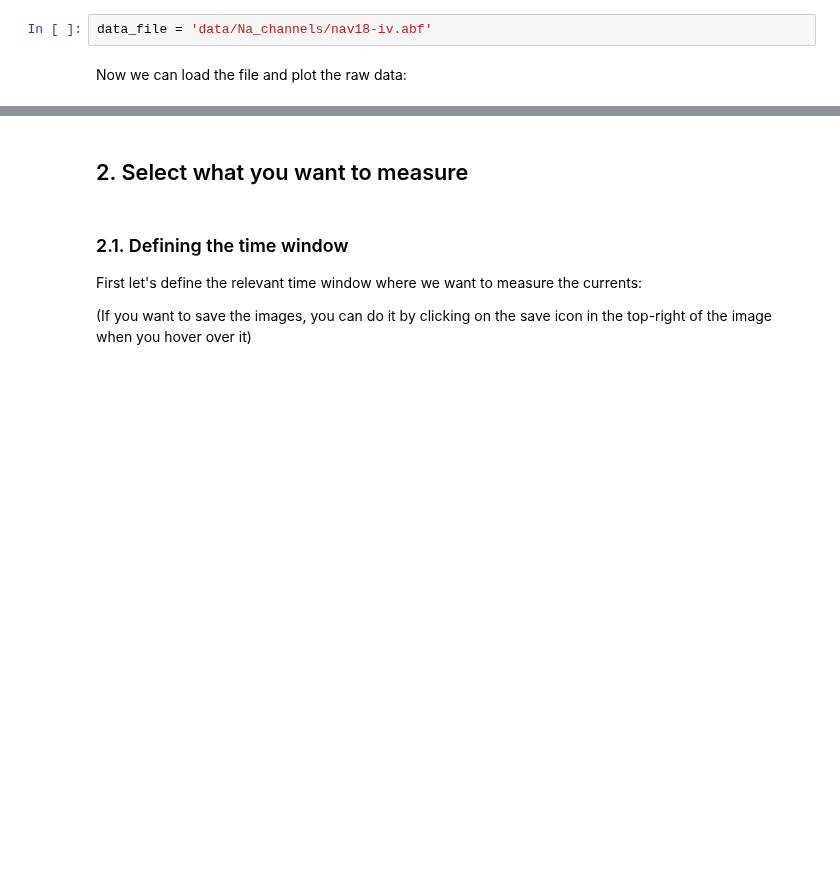
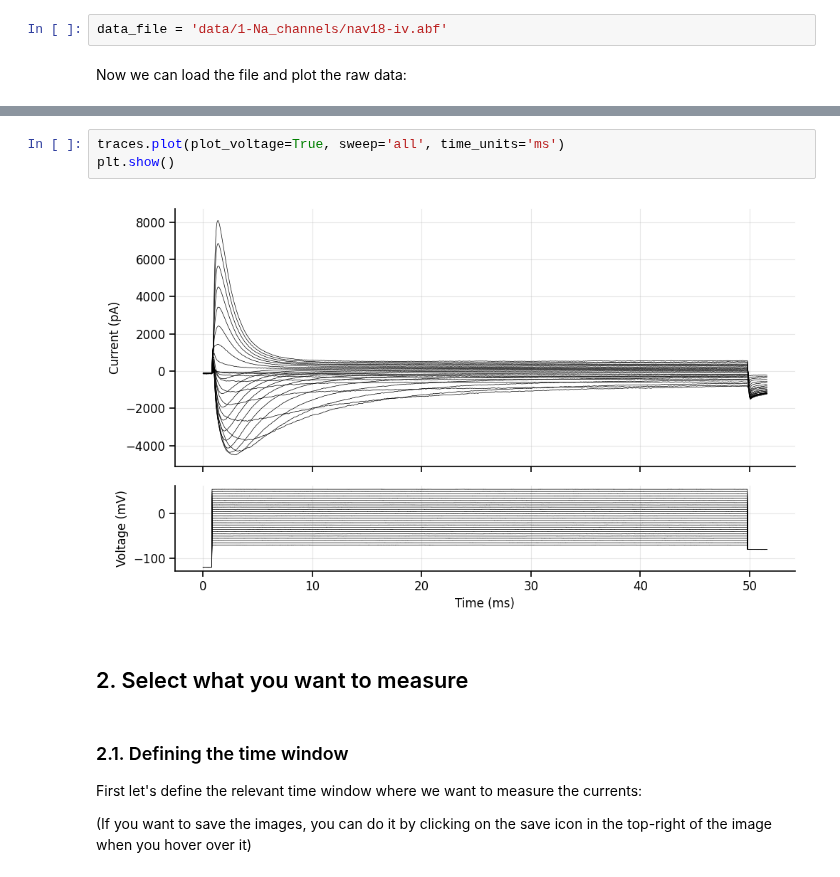
Before and after one commit to argalloni/CSHL_IonChannels2025, a Jupyter notebook: Analysis 1 - Na activation I-V.ipynb, the cells around one changed output, grey strips where cells are left out. Cells and saved outputs as stored; diff of their text form; blank space fills up the shorter version.

```diff
--- a/Analysis 1 - Na activation I-V.ipynb
+++ b/Analysis 1 - Na activation I-V.ipynb
@@ -32,6 +34,6 @@ data/Na_channels
 # %% [markdown]
 Choose which file you want to analyze and past the file name here:
 # %%
-data_file = 'data/Na_channels/nav18-iv.abf'
+data_file = 'data/1-Na_channels/nav18-iv.abf'
 # %% [markdown]
 Now we can load the file and plot the raw data:
@@ -54,3 +56,8 @@ sampling freq: 99999.99999999999 Hz
+# %%
+traces.plot(plot_voltage=True, sweep='all', time_units='ms')
+plt.show()
+# %% [output]
+[figure, added]
 # %% [markdown]
 ## 2. Select what you want to measure
 # %% [markdown]
```
Also changed, not shown: parts of 14 cells of this notebook, 13 other files.
